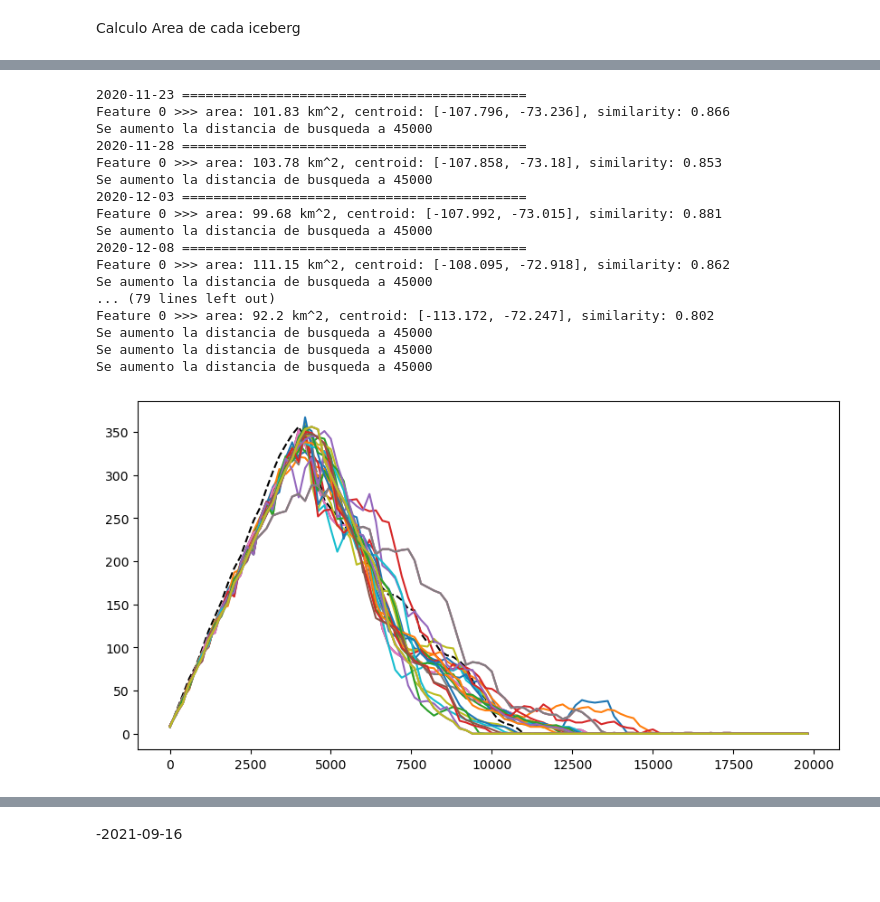
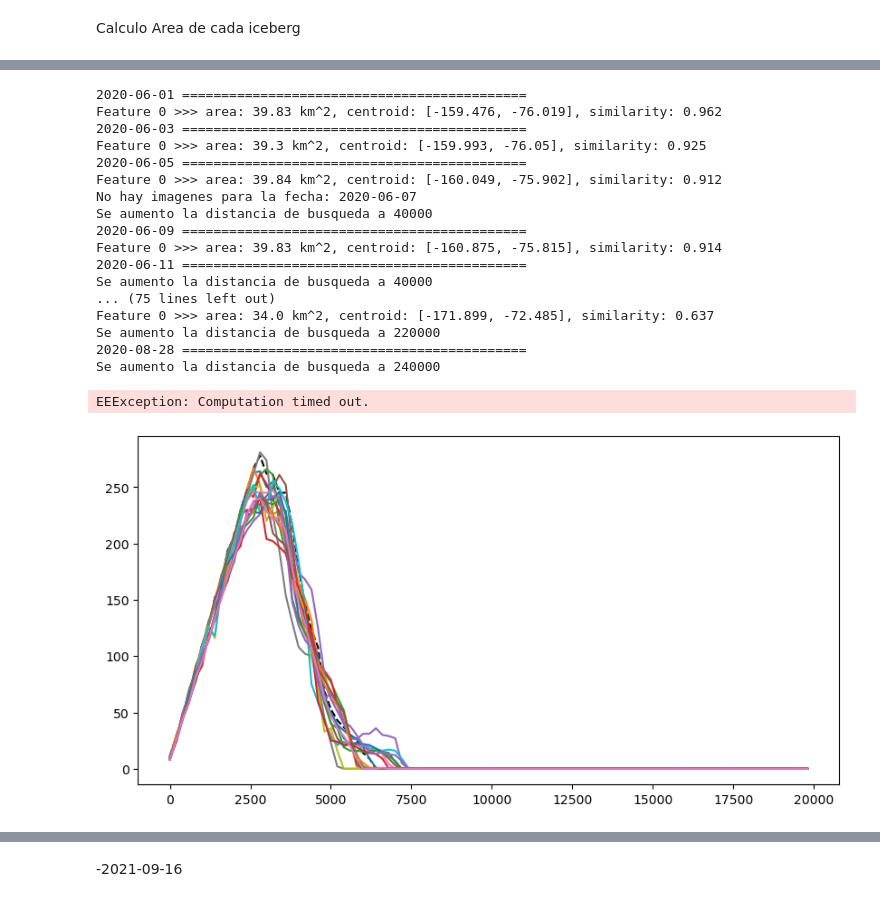
Before and after one commit to JavoAlejandro/Proyecto_Geoespaciales, a Jupyter notebook: Trackear_icebergs.ipynb, the cells around one changed output, grey strips where cells are left out. Drawn from its saved outputs; the diff is of its cells as text; code cells hidden in the pictures.

Commit message:
iceberg 0005

```diff
--- a/Trackear_icebergs.ipynb
+++ b/Trackear_icebergs.ipynb
@@ -46,7 +46,7 @@ Para este proceso, directamente en Google engine seleccionamos manualmente el ic
 # var geometry = ee.FeatureCollection(geometry)
 # Export.table.toDrive(geometry, 'iceberg_' + startdate, 'users/kooala317/Iceberg_tracking')
 # %%
-df = pd.read_csv("Icebergs\iceberg_0004_2020-06-01.csv")
+df = pd.read_csv("iceberg_0005_2020-06-02.csv")
 df['geometry'] = df['.geo'].apply(lambda x: shape(json.loads(x)))
 
 gdf = gpd.GeoDataFrame(df, geometry='geometry').set_crs('epsg:4326', inplace=True)
@@ -82,7 +82,7 @@ iceberg = ee.FeatureCollection(features)
 https://developers.google.com/earth-engine/datasets/catalog/COPERNICUS_S1_GRD
 # %%
 fecha_inicio = '2020-06-01'
-fecha_fin = '2020-06-02'
+fecha_fin = '2020-06-03'
 # %%
 S1A = ee.ImageCollection("COPERNICUS/S1_GRD")\
 .filterDate(fecha_inicio, fecha_fin)\
@@ -172,17 +172,12 @@ color_codes = ['red', 'chocolate', 'orange', 'yellow', 'olive', 'lime',
 Dias de estudio
 # %%
 # Cuantos dias queremos estudiar
-day_range = range(0, 37)
+day_range = range(0, 50)
 # %% [markdown]
 Calculo Area de cada iceberg
 # %%
 #decidir si mantener o no el parametro maxError=10
 def addArea(feature):
     return feature.set({"area": feature.geometry().area(10), "centroid": feature.geometry().centroid(10)})
-# %%
-ice_area = {}
-ice_centroid = {}
-mapid_seg = {}
-mapid_target = {}
 # %%
 df_iceberg = pd.DataFrame(columns=['fecha', 'similaridad', 'area', 'centroide', 'poligono', 'source', 'covers'])
@@ -189,8 +201,10 @@ df_iceberg = pd.DataFrame(columns=['fecha', 'similaridad', 'area', 'centroide',
 # %%
-startdate = "2020-11-23"; enddate = "2020-11-24"
-center = [-107.79560517456291, -73.23605789872016]
+startdate = fecha_inicio; enddate = fecha_fin
+center = centroid
 
 vectorscale = 40
+
+buf_dist = 30000
 
 fig = plt.subplots(figsize = (10, 5))
 plt.plot(hist1['reference'][1][:-1], hist1['reference'][0], label = "reference", color = "k", linestyle = "--")
@@ -209,6 +223,7 @@ for day in day_range:
     .filter(ee.Filter.listContains('transmitterReceiverPolarisation', "HH"))
 
     if S1A.size().getInfo() > 0:
+
         imageA = S1A.select(band).mean().clip(aoi) # clip image into ROI
 
         seeds = ee.Algorithms.Image.Segmentation.seedGrid(80);
@@ -217,7 +232,6 @@ for day in day_range:
         kernel = ee.Kernel.gaussian(3)
         img1 = imageA.convolve(kernel)
         img = img1.select(['HH', 'angle'], ['HH', 'angle'])
-
 
 
         # segmentamos la imagen con SNIC
@@ -290,58 +304,62 @@ for day in day_range:
                 k, round(area/1e6,2), round(centroid[0],3), round(centroid[1], 3), round(similarity, 3)
             ))
 
             if similarity >= threshold:
                 threshold = similarity
                 find = True
                 candidates.append((startdate, similarity, area, centroid, polygon, sources, covers, B))
+    else:
+        print(f'No hay imagenes para la fecha: {startdate}')
+        find = False
 
     if find == True:
         startdate = candidates[-1][0]
         similarity = candidates[-1][1]
         area = candidates[-1][2]
         centroid = candidates[-1][3]
         polygon = candidates[-1][4]
         sources = candidates[-1][5]
         covers = candidates[-1][6]
         B = candidates[-1][7]
         df_iceberg.loc[len(df_iceberg.index)] = [startdate, similarity, area, centroid, polygon, sources, covers]
 
         ice_area[startdate] = area
         ice_centroid[startdate] = centroid
         hist1[startdate] = B
         plt.plot(B[1][:-1], B[0], label = startdate + "_" + str(k))
 
-        threshold = similarity
+        center = centroid
+        buf_dist = 30000
 
-        center = centroid
-        buf_dist = 25000
+    else:
+        buf_dist += 30000
+        if buf_dist >= 60000:
+            print(f'Se aumento la distancia de busqueda a {buf_dist}')
 
-            # (startdate == "2020-07-01")
-    if (buf_dist > 250000):
+
+    if (buf_dist > 260000):
         print("!!! STOP !!! buffer {0} km ( {1} )".format(buf_dist, startdate))
         break
 
-    buf_dist += 20000
-    if buf_dist >= 35000:
-        print(f'Se aumento la distancia de busqueda a {buf_dist}')
-    startdate = (dt.datetime.strptime(enddate, "%Y-%m-%d") + dt.timedelta(days=4)).strftime("%Y-%m-%d") # Cada 5 dias
-    enddate = (dt.datetime.strptime(enddate, "%Y-%m-%d") + dt.timedelta(days=5)).strftime("%Y-%m-%d")
+    startdate = enddate
+    enddate = (dt.datetime.strptime(enddate, "%Y-%m-%d") + dt.timedelta(days=2)).strftime("%Y-%m-%d")
 # %% [output]
-2020-11-23 ============================================
-Feature 0 >>> area: 101.83 km^2, centroid: [-107.796, -73.236], similarity: 0.866
-Se aumento la distancia de busqueda a 45000
-2020-11-28 ============================================
-Feature 0 >>> area: 103.78 km^2, centroid: [-107.858, -73.18], similarity: 0.853
-Se aumento la distancia de busqueda a 45000
-2020-12-03 ============================================
-Feature 0 >>> area: 99.68 km^2, centroid: [-107.992, -73.015], similarity: 0.881
-Se aumento la distancia de busqueda a 45000
-2020-12-08 ============================================
-Feature 0 >>> area: 111.15 km^2, centroid: [-108.095, -72.918], similarity: 0.862
-Se aumento la distancia de busqueda a 45000
-... (79 lines left out)
-Feature 0 >>> area: 92.2 km^2, centroid: [-113.172, -72.247], similarity: 0.802
-Se aumento la distancia de busqueda a 45000
-Se aumento la distancia de busqueda a 45000
-Se aumento la distancia de busqueda a 45000
+2020-06-01 ============================================
+Feature 0 >>> area: 39.83 km^2, centroid: [-159.476, -76.019], similarity: 0.962
+2020-06-03 ============================================
+Feature 0 >>> area: 39.3 km^2, centroid: [-159.993, -76.05], similarity: 0.925
+2020-06-05 ============================================
+Feature 0 >>> area: 39.84 km^2, centroid: [-160.049, -75.902], similarity: 0.912
+No hay imagenes para la fecha: 2020-06-07
+Se aumento la distancia de busqueda a 40000
+2020-06-09 ============================================
+Feature 0 >>> area: 39.83 km^2, centroid: [-160.875, -75.815], similarity: 0.914
+2020-06-11 ============================================
+Se aumento la distancia de busqueda a 40000
+... (75 lines left out)
+Feature 0 >>> area: 34.0 km^2, centroid: [-171.899, -72.485], similarity: 0.637
+Se aumento la distancia de busqueda a 220000
+2020-08-28 ============================================
+Se aumento la distancia de busqueda a 240000
+EEException: Computation timed out.
-[figure, old version]
+[figure, new version]
```
Also changed, not shown: parts of 24 cells of this notebook, 12 other files.
